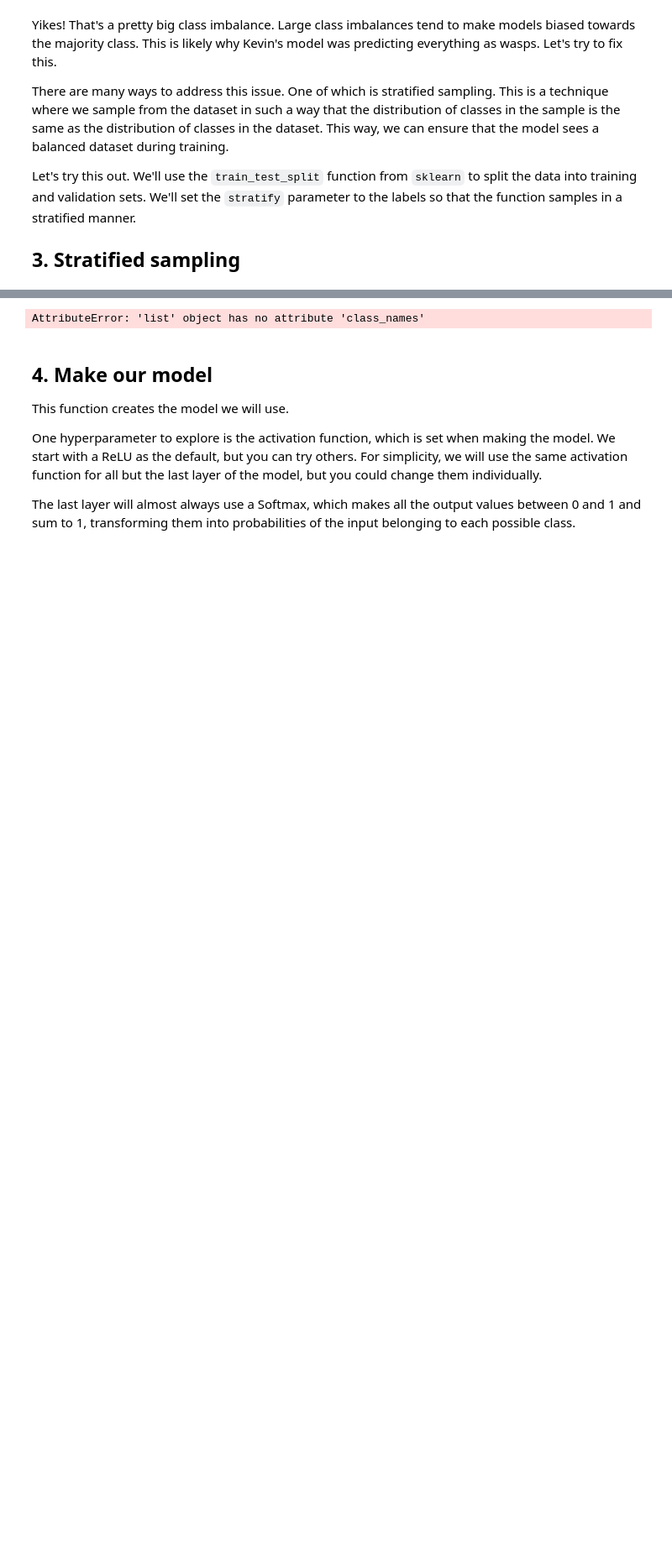
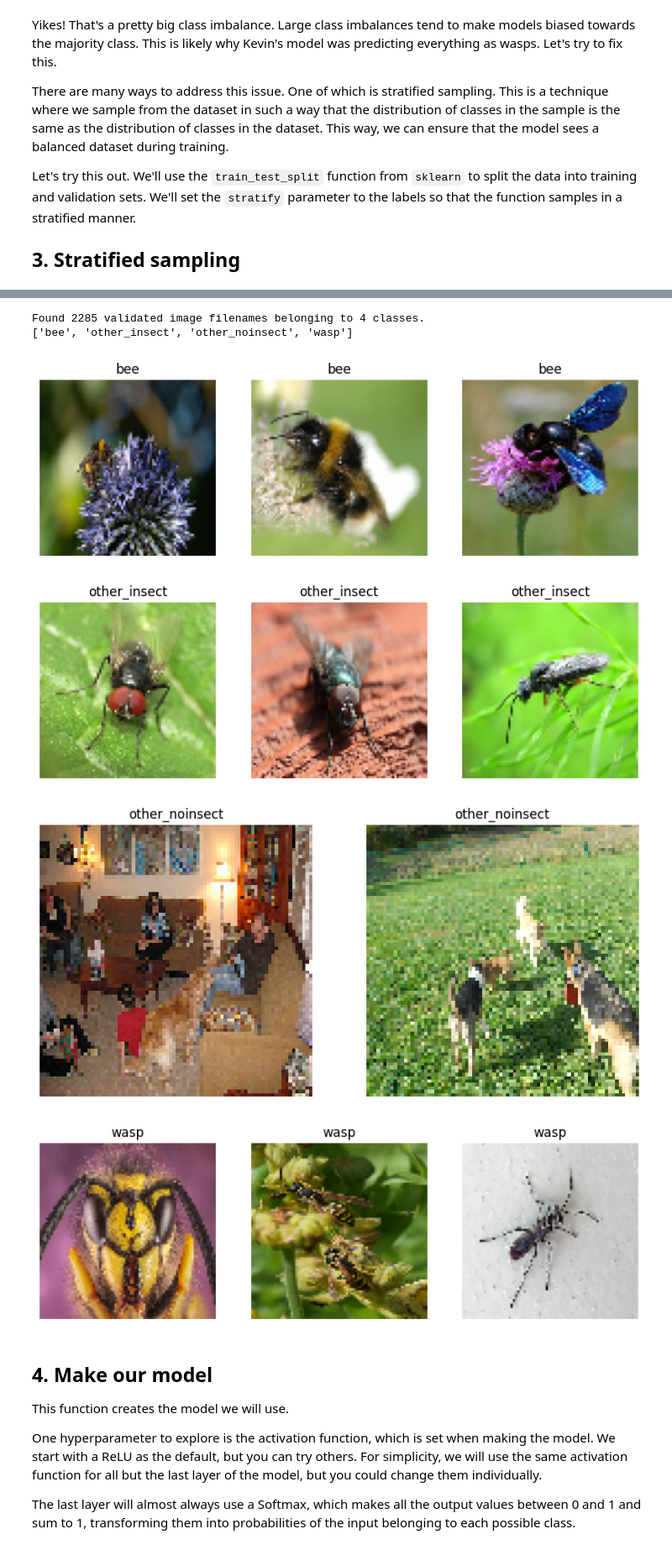
Before and after one commit to PracticumAI/computer_vision, a Jupyter notebook: 02_bounded_bees.ipynb, the cells around one changed output, grey strips where cells are left out. Shown at 84% size. Cells and saved outputs as stored; diff of their text form; code cells hidden in the pictures; blank space fills up the shorter version.

```diff
--- a/02_bounded_bees.ipynb
+++ b/02_bounded_bees.ipynb
@@ -145,76 +147,76 @@ def prep_display_data(path, batch_size=32, shape=(80,80,3), show_pictures=True,
 
     # Print the number of number of images per class
     for class_name in class_names:
-        print(f'{class_name}: {labels.count(class_name)}')
+        print(f'Number of {class_name} images: {labels.count(class_name)}')
 
-    if stratify:
-        # Use sklearn's train_test_split function to split the data into training and testing sets
-
+    if stratify: # Use sklearn's train_test_split function to split the data into training and testing sets
         # Split the data in a stratified manner
         X_train, X_val, y_train, y_val = train_test_split(images, labels, test_size=0.2, stratify=labels)
     else:
         # Split the data randomly
         X_train, X_val = train_test_split(images, test_size=0.2)
 
-    # Print the number of images in the training and validation sets
-    print(f'Number of images in the training set: {len(X_train)}')
-    print(f'Number of images in the validation set: {len(X_val)}')
-    print(f"Number of labels in the training set: {len(y_train)}")
-    print(f"Number of labels in the validation set: {len(y_val)}")
+    # Build the DataFrames for the training and validation sets
+    train_df = pd.DataFrame(list(zip(X_train, y_train)), columns=['image', 'class'])
+    val_df = pd.DataFrame(list(zip(X_val, y_val)), columns=['image', 'class'])
 
     if normalize:
-        # Define the ImageDataGenerator class
+        # Define the ImageDataGenerator class with rescaling for each channel
         train_datagen = ImageDataGenerator(rescale=1./255)
         val_datagen = ImageDataGenerator(rescale=1./255)
     else:
         train_datagen = ImageDataGenerator()
         val_datagen = ImageDataGenerator()
 
-    # Create the train generator
+    # Define the training and validation data generators
     train_generator = train_datagen.flow_from_dataframe(
-        dataframe=pd.DataFrame({'filename': X_train, 'class': y_train}),
-        directory=path,
-        x_col="filename",
-        y_col="class",
+        dataframe=train_df,
+        x_col='image',
+        y_col='class',
         target_size=image_size,
         batch_size=batch_size,
-        class_mode='categorical')
+        class_mode='categorical',
+        shuffle=True)
 
-    # Create the validation generator
     val_generator = val_datagen.flow_from_dataframe(
-        dataframe=pd.DataFrame({'filename': X_val, 'class': y_val}),
-        directory=path,
-        x_col="filename",
-        y_col="class",
+        dataframe=val_df,
+        x_col='image',
+        y_col='class',
         target_size=image_size,
         batch_size=batch_size,
-        class_mode='categorical')
+        class_mode='categorical',
+        shuffle=True)
+
 
     if show_pictures:
         # Get the class names
-        class_names = X_train.class_names
+        class_names = list(train_generator.class_indices.keys())
         print(class_names)
 
         # Display up to 3 images from each of the categories
         for i, class_name in enumerate(class_names):
             plt.figure(figsize=(10, 10))
-            for images, labels in X_train.take(2):
-                images = images.numpy()
-                labels = labels.numpy()
 
-                # Filter images of the current class
-                class_images = images[labels == i]
+            # Get a single batch to use for display
+            images, labels = train_generator.next()
 
-                # Number of images to show.
-                # Limited by number of this class in the batch or specific number
-                num_images = min(len(class_images), 3)
+            # Un-normalize the images for display if normalization was used
+            if normalize:
+                images = images * 255
 
-                for j in range(num_images):
-                    ax = plt.subplot(1, num_images, j + 1)
-                    plt.imshow(class_images[j].astype("uint8"))
-                    plt.title(class_name)
-                    plt.axis("off")
+            # Filter images of the current class
+            class_images = images[labels[:, i] == 1]
+
+            # Number of images to show. We don't want to show more than 3 images.
+            num_images = min(len(class_images), 3)
+
+            for j in range(num_images):
+                ax = plt.subplot(1, num_images, j + 1)
+                plt.imshow(class_images[j].astype("uint8"))
+                plt.title(class_name)
+                plt.axis("off")
             plt.show()
+
     return X_train, X_val, train_generator, val_generator
 
 X_train, X_val, train_generator, val_generator = prep_display_data(data_path, batch_size=32, shape=(80,80,3), show_pictures=True, stratify=True, normalize=True)
@@ -238,4 +235,9 @@ Found 0 validated image filenames belonging to 0 classes.
-AttributeError: 'list' object has no attribute 'class_names'
+Found 2285 validated image filenames belonging to 4 classes.
+['bee', 'other_insect', 'other_noinsect', 'wasp']
+[figure, added]
+[figure, added]
+[figure, added]
+[figure, added]
 # %% [markdown]
 ## 4. Make our model
 
```
Also changed, not shown: parts of 3 cells of this notebook.
